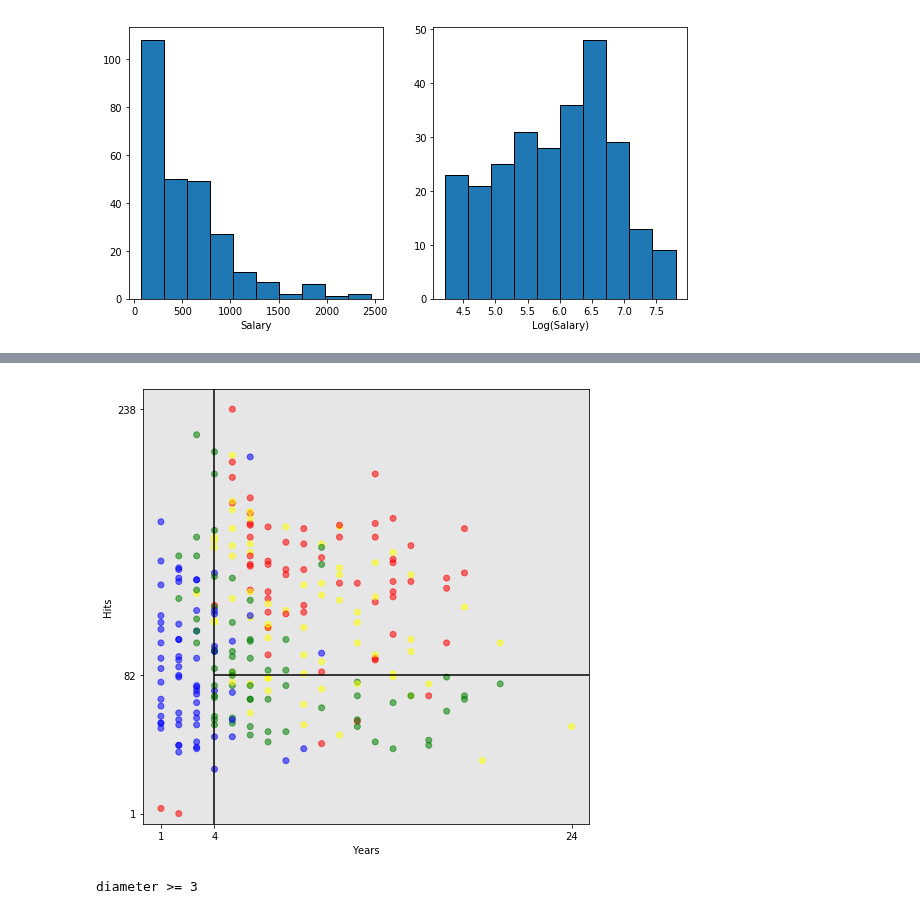
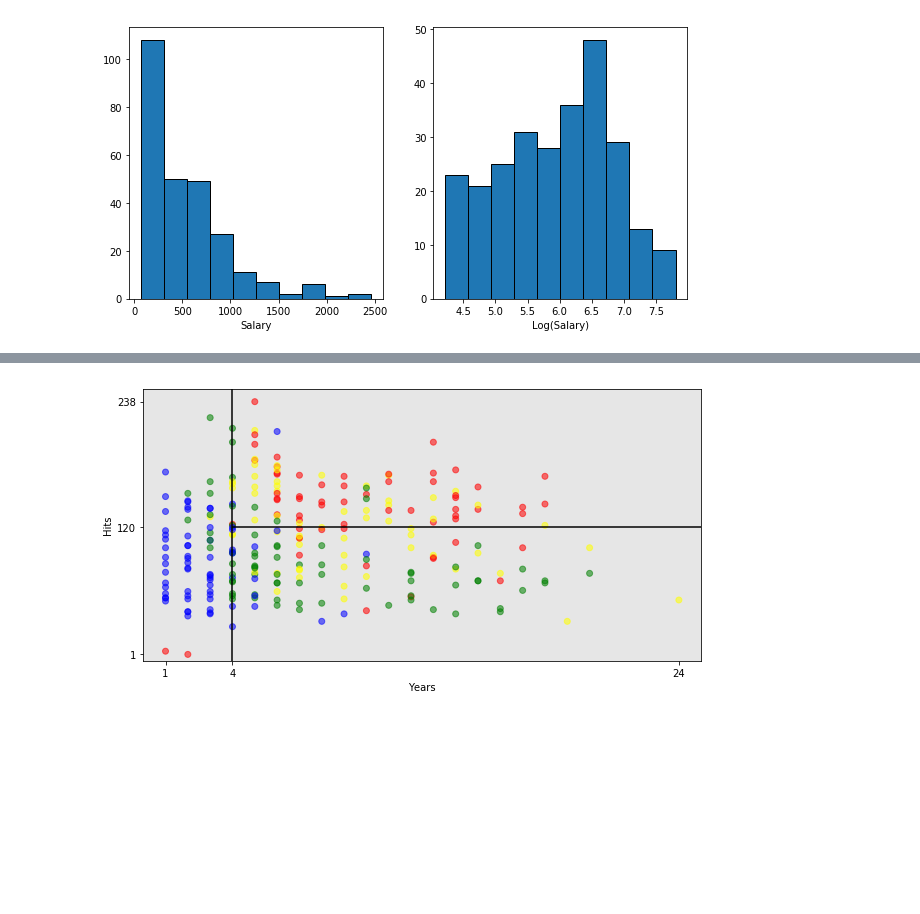
Before and after one commit to carlosgeovany/MachineLearning, a Jupyter notebook: CART.ipynb, the cells around one changed output, grey strips where cells are left out. Cells and saved outputs as stored; diff of their text form; code cells hidden in the pictures; blank space fills up the shorter version.

Commit message:
Add predictions plot and classify method
Add predictions plot and MSE.

Change decision boundaries on plot 1.

Modify classify method to return best probability

```diff
--- a/CART.ipynb
+++ b/CART.ipynb
@@ -34,6 +36,6 @@ plt.show()
 # %% [output]
 [figure]
 # %%
-hitters['Salary'] = np.log(hitters['Salary']).round(3) ## transform salary to Salary log
-training_data, test_data = train_test_split(hitters, test_size = 0.1, random_state = 42) ## split
+hitters['Salary'] = np.log(hitters['Salary']).round(1) ## Transform salary to Salary log
+train_data, test_data = train_test_split(hitters, test_size = 0.1, random_state = 42) ## Split dataset
 # %%
@@ -89,18 +93,18 @@ Actual: 6.62. Predicted: {7.529: '0%', 5.22: '0%', 6.397: '1%', 6.194: '0%', 6.8
 # %%
 ## plot decision boundaries
 colors = ["blue","green","yellow","red"]
 hitters['Salary_color'] = pd.qcut(hitters['Salary'], labels=colors, q=4)
-fig,ax = plt.subplots(figsize=(8,8))
+fig,ax = plt.subplots(figsize=(10,5))
 ax.set_facecolor((0.90, 0.90, 0.90))
 plt.scatter(hitters.Years, hitters.Hits, c=hitters.Salary_color, alpha=.55)
 plt.xlim(0,25)
 plt.ylim(ymin=-5)
 plt.xticks([1, 4, 24])
-plt.yticks([1, 82, 238])
+plt.yticks([1, 120, 238])
 plt.vlines(4, ymin=-5, ymax=250)
-plt.hlines(82, xmin=4, xmax=25)
+plt.hlines(120, xmin=4, xmax=25)
 plt.xlabel("Years")
 plt.ylabel("Hits")
 plt.show()
 # %% [output]
-[figure, old version]
+[figure, new version]
@@ -118,7 +110,0 @@ clf = cart.CART(header)
-# %%
-#######
-# Find the best question to ask
-clf.find_best_split(training_data)[1]
-#######
-# %% [output]
-diameter >= 3
```
Also changed, not shown: parts of 16 cells of this notebook, 1 other file.
